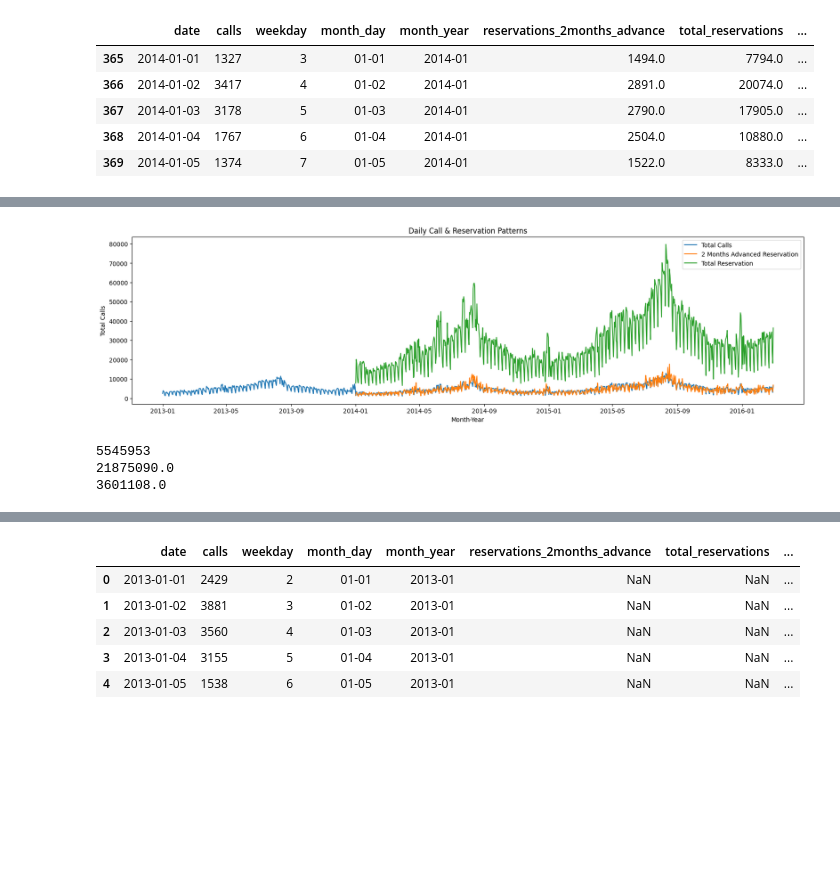
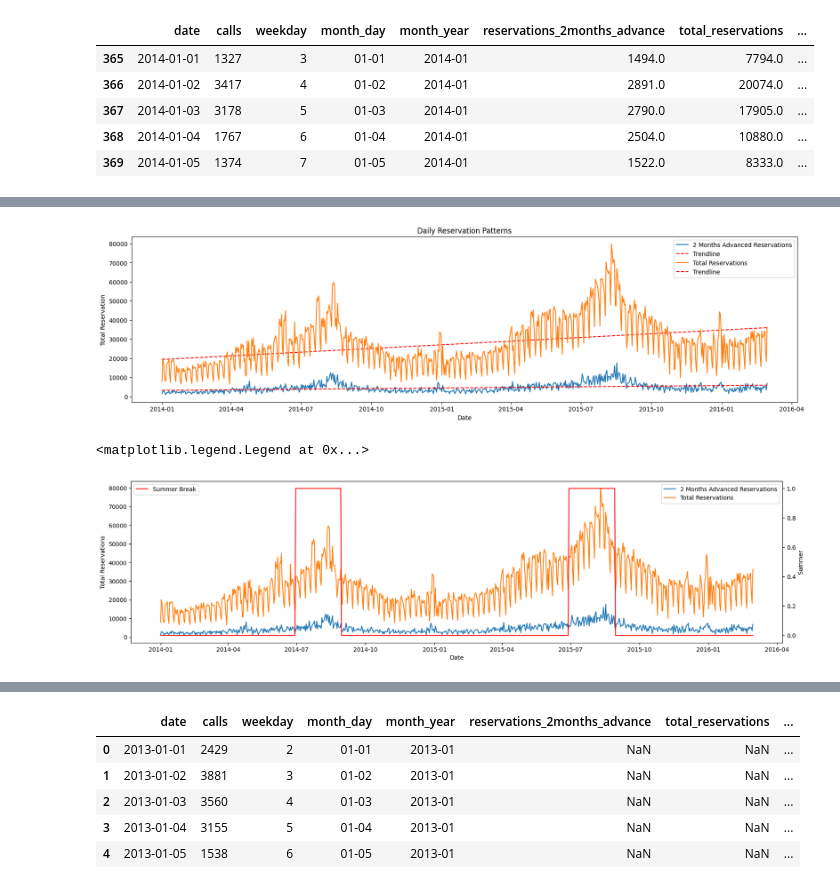
Before and after one commit to Thanesh-Ravindran/call-volume-forecast, a Jupyter notebook: notebooks/01_eda.ipynb, the cells around one changed output, grey strips where cells are left out. Saved outputs shown, nothing was run; the diff lists cells and outputs as text; code cells hidden in the pictures; blank space fills up the shorter version.

```diff
--- a/notebooks/01_eda.ipynb
+++ b/notebooks/01_eda.ipynb
@@ -571,5 +619,6 @@ plt.show()
 # %%
-data_calls_reservations_merge_02[data_calls_reservations_merge_02.total_reservations.notna()].head()
+data_calls_reservations_merge_03 = data_calls_reservations_merge_02[data_calls_reservations_merge_02.total_reservations.notna()]
+data_calls_reservations_merge_03.head()
 # %% [output]
 |  | date | calls | weekday | month_day | month_year | reservations_2months_advance | total_reservations | ... |
 | 365 | 2014-01-01 | 1327 | 3 | 01-01 | 2014-01 | 1494.0 | 7794.0 | ... |
@@ -579,0 +656,23 @@ data_calls_reservations_merge_02[data_calls_reservations_merge_02.total_reservat
+# %%
+# total_reservations trends
+trendline_coefficients_overall_2months = np.polyfit(range(len(data_calls_reservations_merge_03)), data_calls_reservations_merge_03["reservations_2months_advance"], 1)
+trendline_overall_2months = np.poly1d(trendline_coefficients_overall_2months)
+
+plt.figure(figsize=(20, 5))
+plt.plot(data_calls_reservations_merge_03["date"], data_calls_reservations_merge_03["reservations_2months_advance"], label="2 Months Advanced Reservations")
+plt.plot(data_calls_reservations_merge_03["date"], trendline_overall_2months(range(len(data_calls_reservations_merge_03))), label="Trendline", color="red", linestyle="--")
+plt.title("Daily Reservations Trends")
+plt.xlabel("Date")
+plt.ylabel("Total Reservations")
+plt.legend()
+plt.show()
+
+slope = trendline_coefficients_overall_2months[0]
+print("Slope of the trendline:", round(slope, 3))
+
+if slope > 0:
+    print("The trend is increasing.")
+elif slope < 0:
+    print("The trend is decreasing.")
+else:
+    print("The trend is flat.")
@@ -580,21 +683,33 @@ data_calls_reservations_merge_02[data_calls_reservations_merge_02.total_reservat
 # %%
 # reservations over total calls
 plt.figure(figsize=(20, 5))
-plt.plot(data_calls_reservations_merge_02["date"], data_calls_reservations_merge_02["calls"], label="Total Calls")
-plt.plot(data_calls_reservations_merge_02["date"], data_calls_reservations_merge_02["reservations_2months_advance"], label="2 Months Advanced Reservations")
-plt.plot(data_calls_reservations_merge_02["date"], data_calls_reservations_merge_02["total_reservations"], label="Total Reservations")
-plt.title("Daily Call & Reservation Patterns")
-plt.xlabel("Month-Year")
-plt.ylabel("Total Calls")
-plt.legend(labels=['Total Calls', '2 Months Advanced Reservation', 'Total Reservation',])
+plt.plot(data_calls_reservations_merge_03["date"], data_calls_reservations_merge_03["reservations_2months_advance"], label="2 Months Advanced Reservations")
+plt.plot(data_calls_reservations_merge_03["date"], trendline_overall_total(range(len(data_calls_reservations_merge_03))), label="Trendline", color="red", linestyle="--")
+
+plt.plot(data_calls_reservations_merge_03["date"], data_calls_reservations_merge_03["total_reservations"], label="Total Reservations")
+plt.plot(data_calls_reservations_merge_03["date"], trendline_overall_2months(range(len(data_calls_reservations_merge_03))), label="Trendline", color="red", linestyle="--")
+
+plt.title("Daily Reservation Patterns")
+plt.xlabel("Date")
+plt.ylabel("Total Reservation")
+plt.legend(loc='upper right')
 plt.show()
 # %% [output]
-[figure, old version]
+[figure, new version]
-# %%
-print(data_calls_reservations_merge_02.calls.sum())
-print(data_calls_reservations_merge_02.total_reservations.sum())
-print(data_calls_reservations_merge_02.reservations_2months_advance.sum())
-# %% [output]
-5545953
-21875090.0
-3601108.0
+# %%
+# seasonal impact: summer
+fig, ax1 = plt.subplots(figsize=(20, 5))
+
+ax1.plot(data_calls_reservations_merge_03["date"], data_calls_reservations_merge_03["reservations_2months_advance"], label="2 Months Advanced Reservations")
+ax1.plot(data_calls_reservations_merge_03["date"], data_calls_reservations_merge_03["total_reservations"], label="Total Reservations")
+ax1.set_xlabel('Date')
+ax1.set_ylabel('Total Reservations')
+ax1.legend(loc='upper right')
+
+ax2 = ax1.twinx()
+ax2.plot(data_calls_reservations_merge_03['date'], data_calls_reservations_merge_03['summer_break'], color='red', label='Summer Break')
+ax2.set_ylabel('Summer')
+ax2.legend(loc='upper left')
+# %% [output]
+<matplotlib.legend.Legend at 0x...>
+[figure, added]
```
Also changed, not shown: parts of 26 cells of this notebook, 3 other files.
